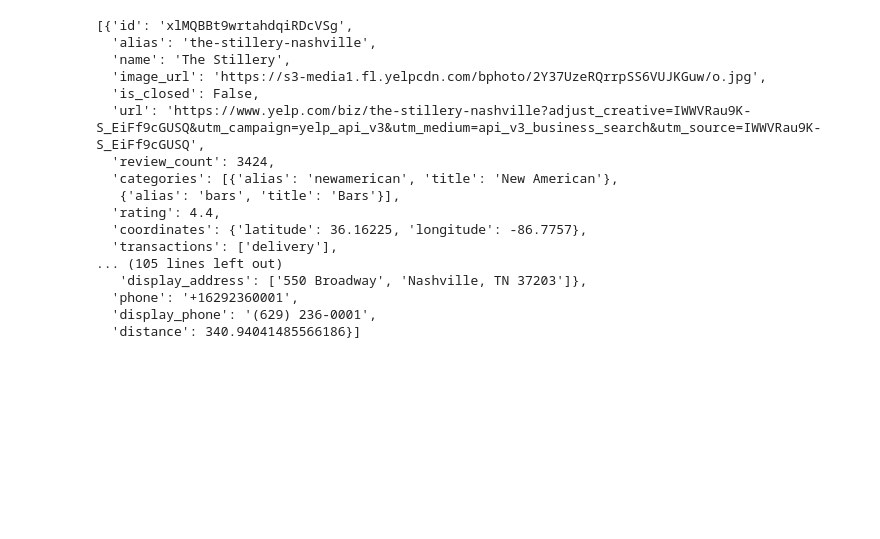
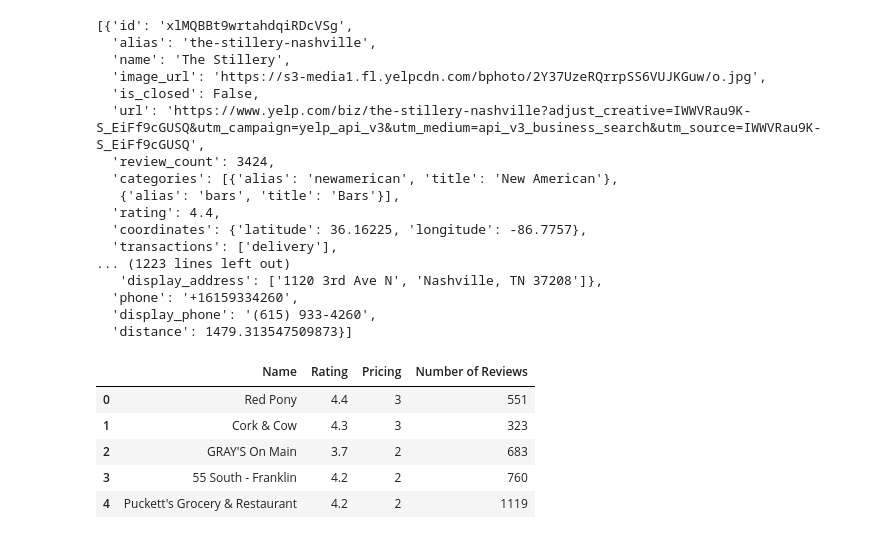
Before and after one commit to caelwillis/group-3-proj-3, a Jupyter notebook: yelp_api.ipynb, the cells around one changed output. Saved outputs shown, nothing was run; the diff lists cells and outputs as text; code cells hidden in the pictures; blank space fills up the shorter version.

Commit message:
franklin

```diff
--- a/yelp_api.ipynb
+++ b/yelp_api.ipynb
@@ -111,6 +111,6 @@ Reviews: 994
 # %%
 # The JSON format of the restaurant data we're pulling
-data
+nashville_data
 # %% [output]
 [{'id': 'xlMQBBt9wrtahdqiRDcVSg',
   'alias': 'the-stillery-nashville',
@@ -124,8 +124,8 @@ data
   'rating': 4.4,
   'coordinates': {'latitude': 36.16225, 'longitude': -86.7757},
   'transactions': ['delivery'],
-... (105 lines left out)
-   'display_address': ['550 Broadway', 'Nashville, TN 37203']},
-  'phone': '+16292360001',
-  'display_phone': '(629) 236-0001',
-  'distance': 340.94041485566186}]
+... (1223 lines left out)
+   'display_address': ['1120 3rd Ave N', 'Nashville, TN 37208']},
+  'phone': '+16159334260',
+  'display_phone': '(615) 933-4260',
+  'distance': 1479.313547509873}]
@@ -131,0 +134,44 @@ data
+# %%
+# adding API results to a dataframe
+
+franklin_params = {
+    'latitude': 35.9250,
+    'longitude': -86.8697,
+    'radius': 10000,
+    'categories': 'restaurants',
+    'limit': 50
+}
+
+franklin_response = requests.get(url, headers=headers, params=franklin_params)
+
+# creating empty lists for data frame
+franklin_results = {'Name': [], 'Rating': [], 'Pricing': [], 'Number of Reviews': []}
+
+# Check if the response was successful
+if franklin_response.status_code == 200:
+    # Parse the JSON response
+    franklin_data = franklin_response.json().get('businesses', [])
+
+    # Loop through each restaurant
+    for f in franklin_data:
+        franklin_results['Name'].append(f['name'])
+        franklin_results['Rating'].append(f['rating'])
+        # Check if 'price' key exists in the data
+        if 'price' in f:
+            franklin_results['Pricing'].append(len(f['price']))
+        else:
+            franklin_results['Pricing'].append('N/A')
+        franklin_results['Number of Reviews'].append(f['review_count'])
+
+franklin_restaurant_info_df = pd.DataFrame(franklin_results)
+
+franklin_restaurant_info_df.to_csv('franklin-restaurant-info.csv', index=False)
+
+franklin_restaurant_info_df.head()
+# %% [output]
+|  | Name | Rating | Pricing | Number of Reviews |
+| 0 | Red Pony | 4.4 | 3 | 551 |
+| 1 | Cork & Cow | 4.3 | 3 | 323 |
+| 2 | GRAY'S On Main | 3.7 | 2 | 683 |
+| 3 | 55 South - Franklin | 4.2 | 2 | 760 |
+| 4 | Puckett's Grocery & Restaurant | 4.2 | 2 | 1119 |
```
Also changed, not shown: parts of 6 cells of this notebook, 6 other files.
